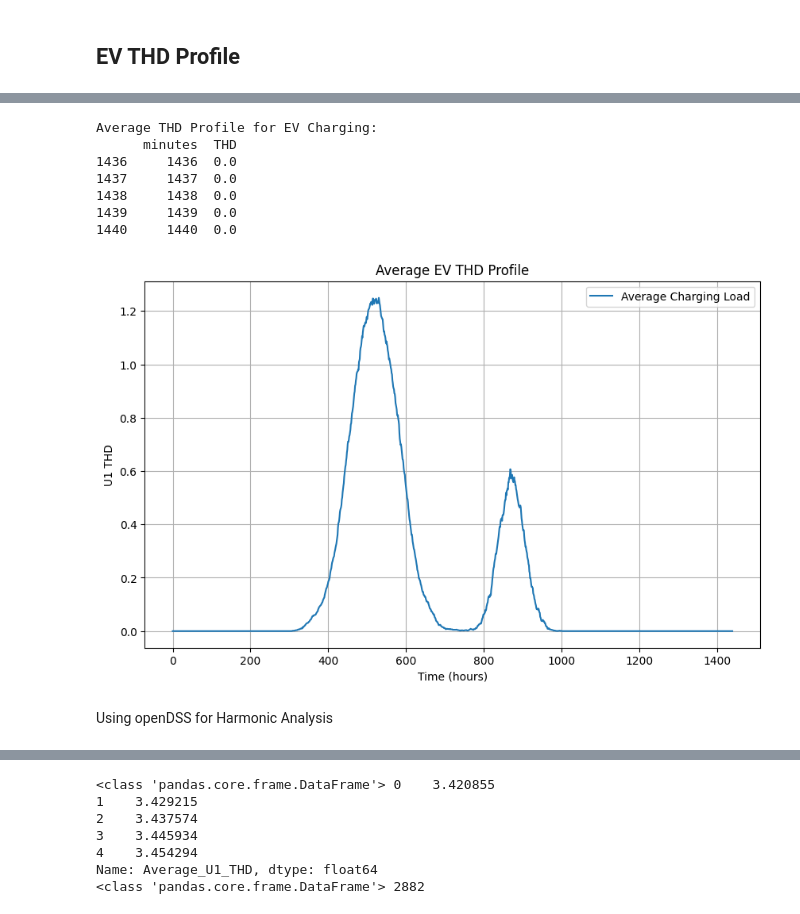
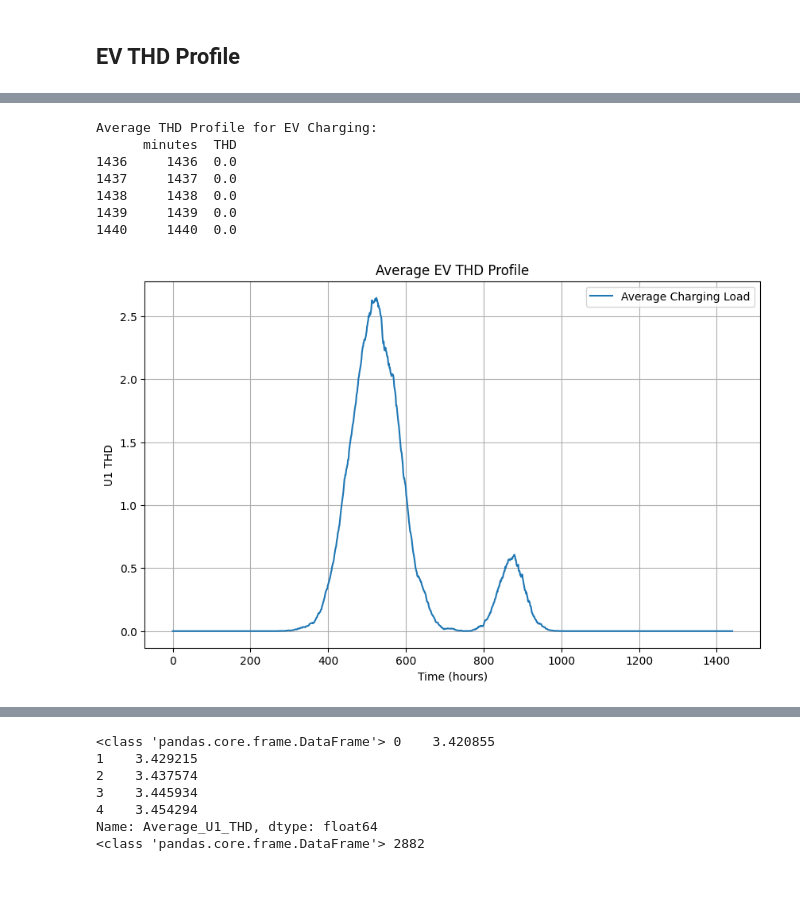
Before and after one commit to KanyantaM/final-year-project, a Jupyter notebook: Final_Year_Project_Code.ipynb, the cells around one changed output, grey strips where cells are left out. Drawn from its saved outputs; the diff is of its cells as text; code cells hidden in the pictures; blank space fills up the shorter version.

```diff
--- a/Final_Year_Project_Code.ipynb
+++ b/Final_Year_Project_Code.ipynb
@@ -613,34 +652,32 @@ for i in range(n_iterations):
             thd_profiles[i, t] = charging_power
 
 # Calculate the average load profile over all iterations
 average_thd_profile_ev = np.mean(thd_profiles, axis=0)
 
 # Convert time axis from minutes to hours
 time_in_hours_thd = np.arange(simulation_duration)
 average_thd_profile_ev = pd.DataFrame({
     'minutes': range(len(average_thd_profile_ev)),
     'THD': average_thd_profile_ev
 })
 print("Average THD Profile for EV Charging:")
 print(average_thd_profile_ev.tail())
 
 # Plot the average load profile
 plt.figure(figsize=(10, 6))
-plt.plot(average_load_profile_ev, label='Average Charging Load')
+plt.plot(range(len(average_thd_profile_ev)),average_thd_profile_ev['THD'], label='Average Charging Load')
 plt.title('Average EV THD Profile')
 plt.xlabel('Time (hours)')  # Update x-axis label to hours
 plt.ylabel('U1 THD')
 plt.legend()
 plt.grid(True)
 plt.show()
 # %% [output]
 Average THD Profile for EV Charging:
       minutes  THD
 1436     1436  0.0
 1437     1437  0.0
 1438     1438  0.0
 1439     1439  0.0
 1440     1440  0.0
-[figure, old version]
+[figure, new version]
-# %% [markdown]
-Using openDSS for Harmonic Analysis
```
Also changed, not shown: parts of 10 cells of this notebook.
